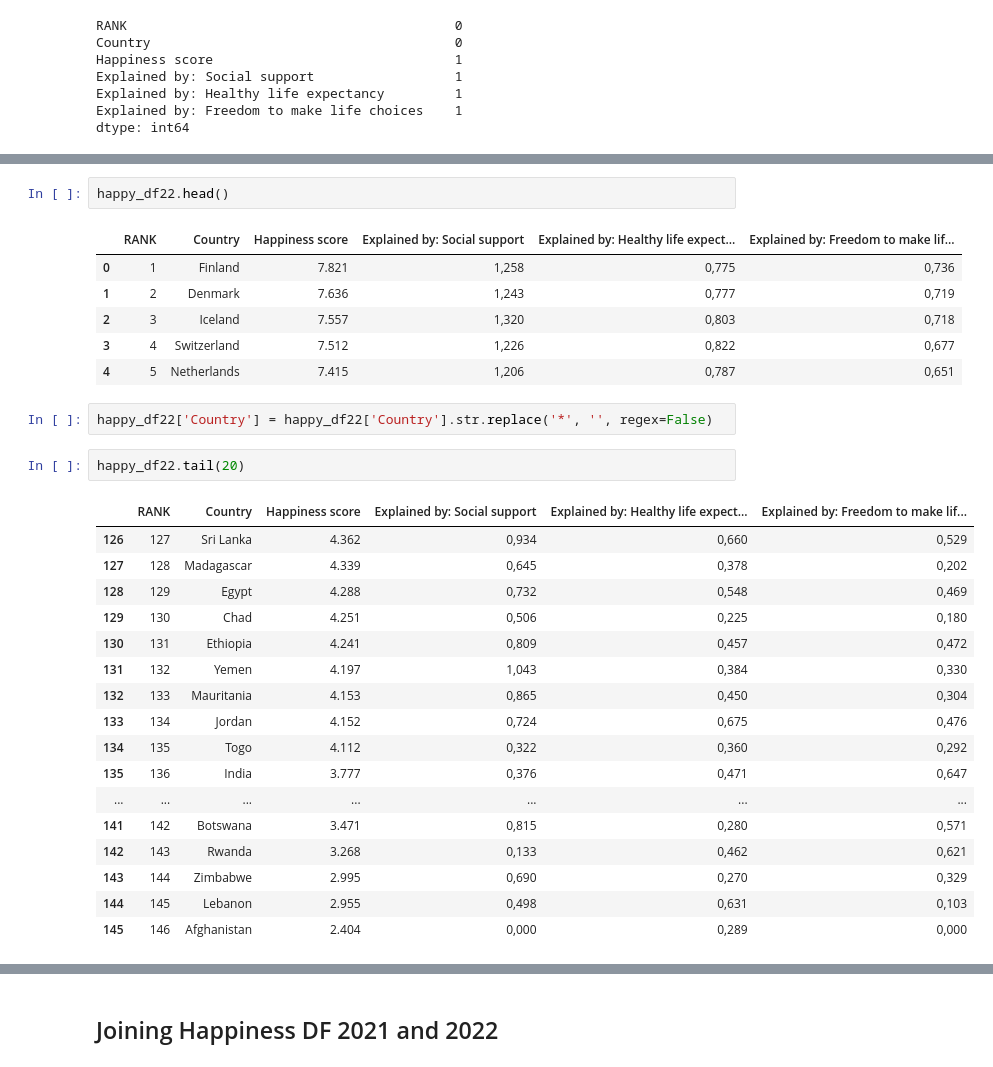
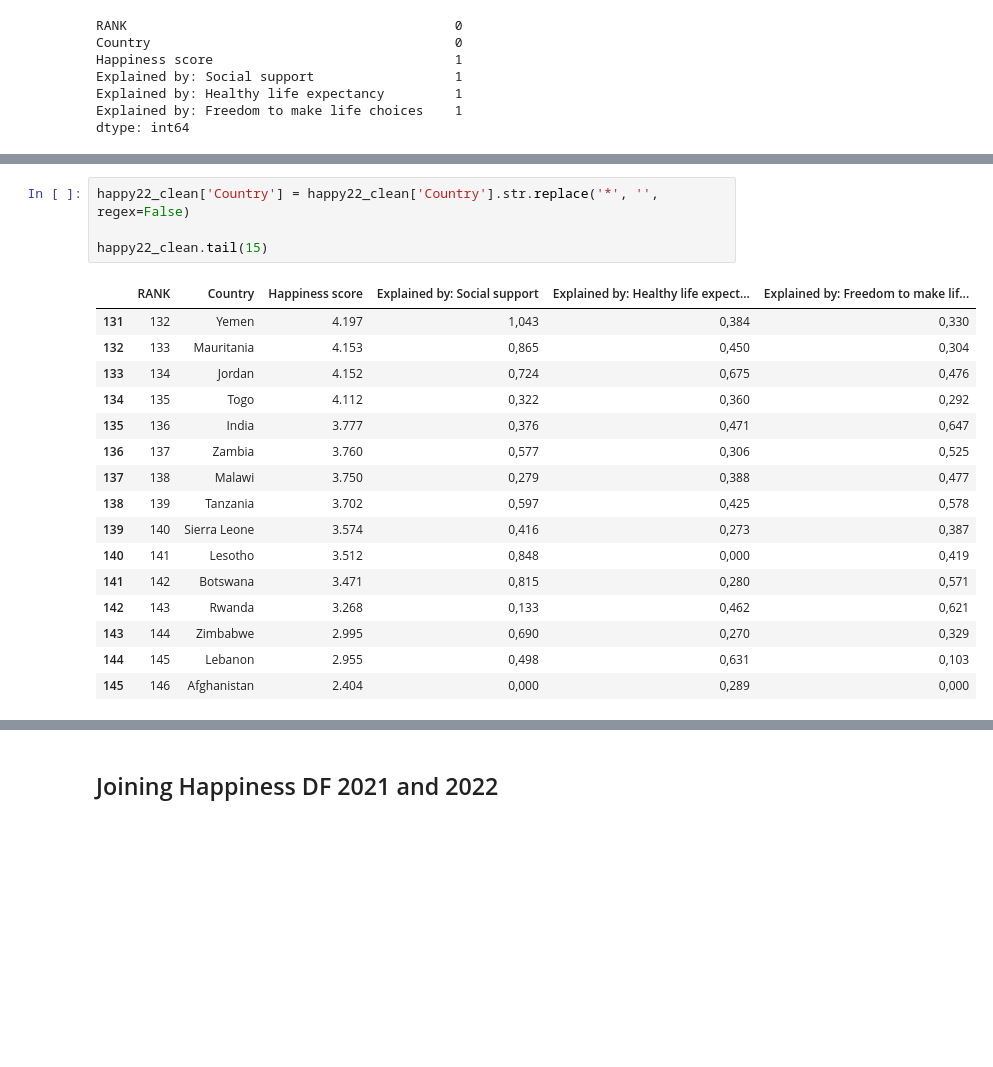
Before and after one commit to shroomtoastie/World_Happiness_project, a Jupyter notebook: main.ipynb, the cells around one changed output, grey strips where cells are left out. Drawn from its saved outputs; the diff is of its cells as text; blank space fills up the shorter version.

```diff
--- a/main.ipynb
+++ b/main.ipynb
@@ -259,34 +205,24 @@ happy_df22['Happiness score'] = happy_df22['Happiness score'].str.replace(',', '
-# %%
-happy_df22.head()
-# %% [output]
-|  | RANK | Country | Happiness score | Explained by: Social support | Explained by: Healthy life expect... | Explained by: Freedom to make lif... |
-| 0 | 1 | Finland | 7.821 | 1,258 | 0,775 | 0,736 |
-| 1 | 2 | Denmark | 7.636 | 1,243 | 0,777 | 0,719 |
-| 2 | 3 | Iceland | 7.557 | 1,320 | 0,803 | 0,718 |
-| 3 | 4 | Switzerland | 7.512 | 1,226 | 0,822 | 0,677 |
-| 4 | 5 | Netherlands | 7.415 | 1,206 | 0,787 | 0,651 |
 # %%
-happy_df22['Country'] = happy_df22['Country'].str.replace('*', '', regex=False)
+happy22_clean['Country'] = happy22_clean['Country'].str.replace('*', '', regex=False)
+
+happy22_clean.tail(15)
+# %% [output]
+|  | RANK | Country | Happiness score | Explained by: Social support | Explained by: Healthy life expect... | Explained by: Freedom to make lif... |
+| 131 | 132 | Yemen | 4.197 | 1,043 | 0,384 | 0,330 |
+| 132 | 133 | Mauritania | 4.153 | 0,865 | 0,450 | 0,304 |
+| 133 | 134 | Jordan | 4.152 | 0,724 | 0,675 | 0,476 |
+| 134 | 135 | Togo | 4.112 | 0,322 | 0,360 | 0,292 |
+| 135 | 136 | India | 3.777 | 0,376 | 0,471 | 0,647 |
+| 136 | 137 | Zambia | 3.760 | 0,577 | 0,306 | 0,525 |
+| 137 | 138 | Malawi | 3.750 | 0,279 | 0,388 | 0,477 |
+| 138 | 139 | Tanzania | 3.702 | 0,597 | 0,425 | 0,578 |
+| 139 | 140 | Sierra Leone | 3.574 | 0,416 | 0,273 | 0,387 |
+| 140 | 141 | Lesotho | 3.512 | 0,848 | 0,000 | 0,419 |
+| 141 | 142 | Botswana | 3.471 | 0,815 | 0,280 | 0,571 |
+| 142 | 143 | Rwanda | 3.268 | 0,133 | 0,462 | 0,621 |
+| 143 | 144 | Zimbabwe | 2.995 | 0,690 | 0,270 | 0,329 |
+| 144 | 145 | Lebanon | 2.955 | 0,498 | 0,631 | 0,103 |
+| 145 | 146 | Afghanistan | 2.404 | 0,000 | 0,289 | 0,000 |
-# %%
-happy_df22.tail(20)
-# %% [output]
-|  | RANK | Country | Happiness score | Explained by: Social support | Explained by: Healthy life expect... | Explained by: Freedom to make lif... |
-| 126 | 127 | Sri Lanka | 4.362 | 0,934 | 0,660 | 0,529 |
-| 127 | 128 | Madagascar | 4.339 | 0,645 | 0,378 | 0,202 |
-| 128 | 129 | Egypt | 4.288 | 0,732 | 0,548 | 0,469 |
-| 129 | 130 | Chad | 4.251 | 0,506 | 0,225 | 0,180 |
-| 130 | 131 | Ethiopia | 4.241 | 0,809 | 0,457 | 0,472 |
-| 131 | 132 | Yemen | 4.197 | 1,043 | 0,384 | 0,330 |
-| 132 | 133 | Mauritania | 4.153 | 0,865 | 0,450 | 0,304 |
-| 133 | 134 | Jordan | 4.152 | 0,724 | 0,675 | 0,476 |
-| 134 | 135 | Togo | 4.112 | 0,322 | 0,360 | 0,292 |
-| 135 | 136 | India | 3.777 | 0,376 | 0,471 | 0,647 |
-| ... | ... | ... | ... | ... | ... | ... |
-| 141 | 142 | Botswana | 3.471 | 0,815 | 0,280 | 0,571 |
-| 142 | 143 | Rwanda | 3.268 | 0,133 | 0,462 | 0,621 |
-| 143 | 144 | Zimbabwe | 2.995 | 0,690 | 0,270 | 0,329 |
-| 144 | 145 | Lebanon | 2.955 | 0,498 | 0,631 | 0,103 |
-| 145 | 146 | Afghanistan | 2.404 | 0,000 | 0,289 | 0,000 |
 # %%
 edit_cols = {
     'Explained by: GDP per capita': {',': '.'},
```
Also changed, not shown: parts of 32 cells of this notebook, 2 other files.
